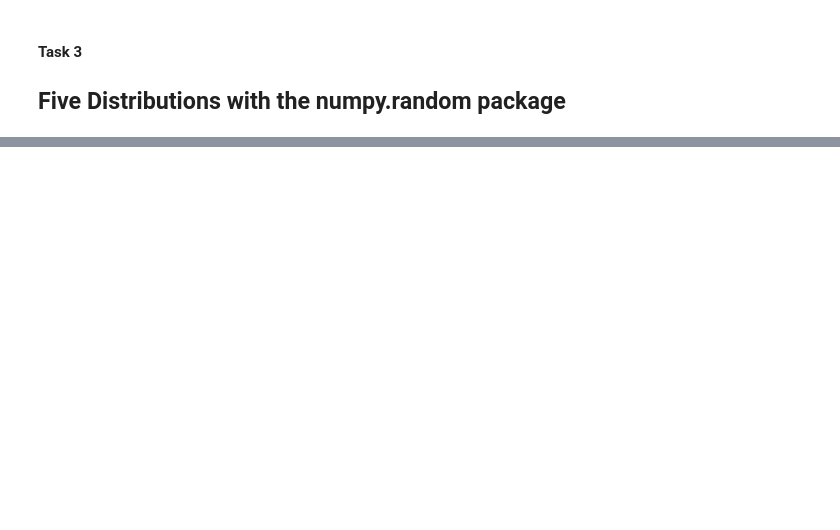
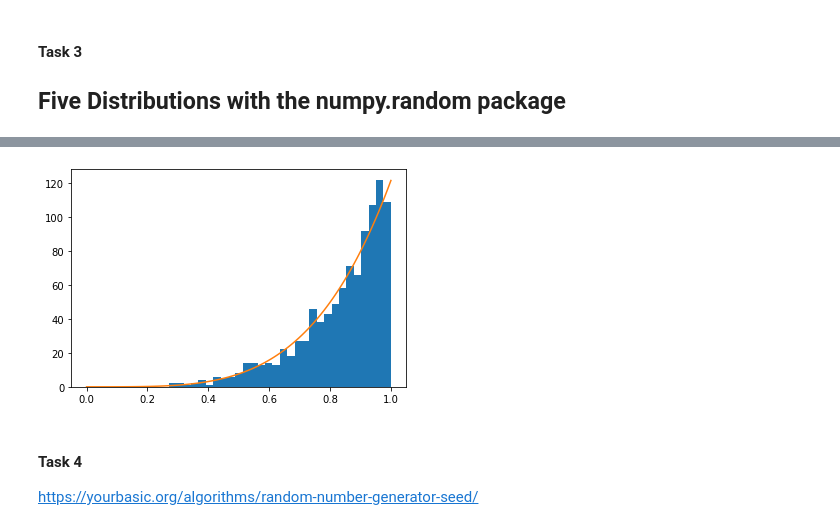
Before and after one commit to EibhinnLee/Programming-for-Data-Analysis---Assignments, a Jupyter notebook: Programming-for-Data-Analysis-Assignments.ipynb, the cells around one changed output, grey strips where cells are left out. Saved outputs shown, nothing was run; the diff lists cells and outputs as text; code cells hidden in the pictures; blank space fills up the shorter version.

```diff
--- a/Programming-for-Data-Analysis-Assignments.ipynb
+++ b/Programming-for-Data-Analysis-Assignments.ipynb
@@ -127,0 +161,19 @@ Five Distributions with the numpy.random package
+# %%
+# power (5)
+
+x = 5. # shape
+samples = 1000
+s1 = np.random.power(x, samples)
+import matplotlib.pyplot as plt
+count, bins, ignored = plt.hist(s1, bins=30)
+a = np.linspace(0, 1, 100)
+b = x*a**(x-1.)
+density_b = samples*np.diff(bins)[0]*b
+plt.plot(a, density_b)
+plt.show()
+# %% [output]
+[figure, added]
+# %% [markdown]
+#### Task 4
+
+https://yourbasic.org/algorithms/random-number-generator-seed/
```
Also changed, not shown: parts of 15 cells of this notebook.
